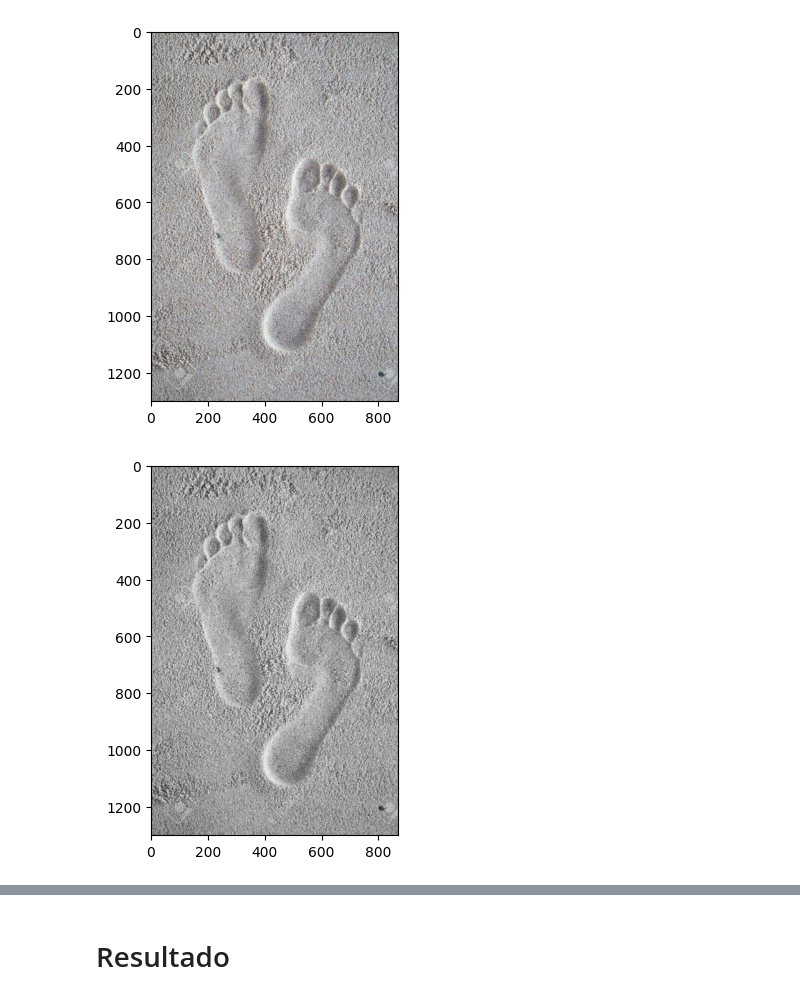
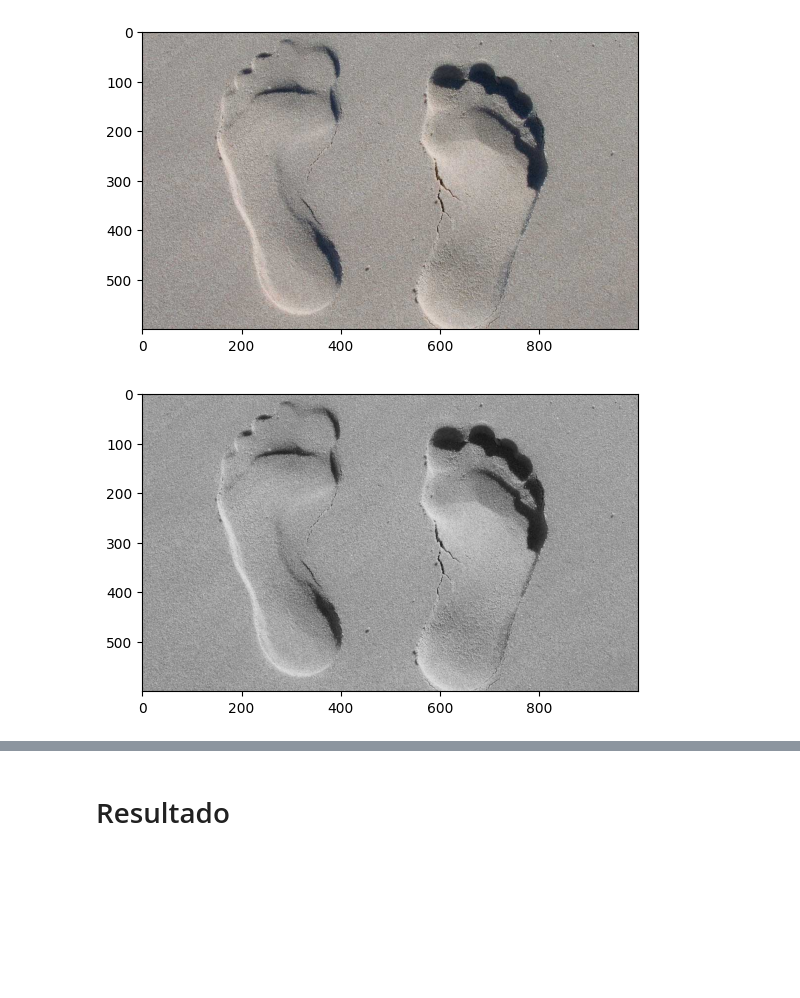
Before and after one commit to Tomaslopera/PDI, a Jupyter notebook: Proyecto.ipynb, the cells around one changed output, grey strips where cells are left out. Saved outputs shown, nothing was run; the diff lists cells and outputs as text; code cells hidden in the pictures; blank space fills up the shorter version.

```diff
--- a/Proyecto.ipynb
+++ b/Proyecto.ipynb
@@ -5,18 +5,18 @@ from scipy.ndimage import convolve
 import matplotlib.pyplot as plt
 import numpy as np
 # %%
-imagen = "Imagenes/Estudio2.jpg"
+imagen = "Imagenes/Estudio1.jpg"
 img = io.imread(imagen)
 plt.imshow(img)
 plt.show()
 # %% [output]
-[figure, old version]
+[figure, new version]
 # %%
 gray_image = color.rgb2gray(img)
 plt.imshow(gray_image, cmap='gray')
 plt.show()
 # %% [output]
-[figure, old version]
+[figure, new version]
 # %%
 smooth_image = filters.gaussian(gray_image, sigma=2.0) # Filtro gaussiano para reducir ruido
 plt.imshow(smooth_image, cmap='gray')
```
Also changed, not shown: parts of 6 cells of this notebook, 8 other files.
